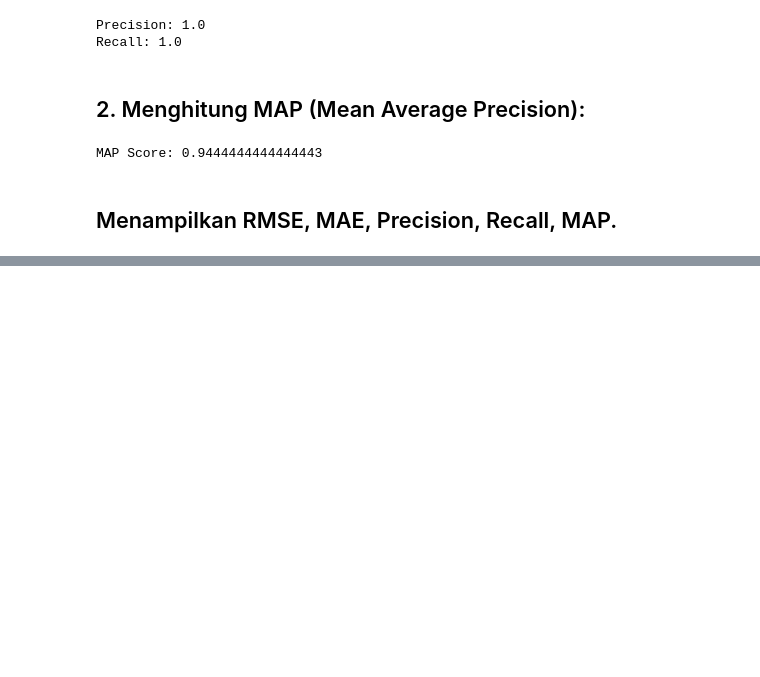
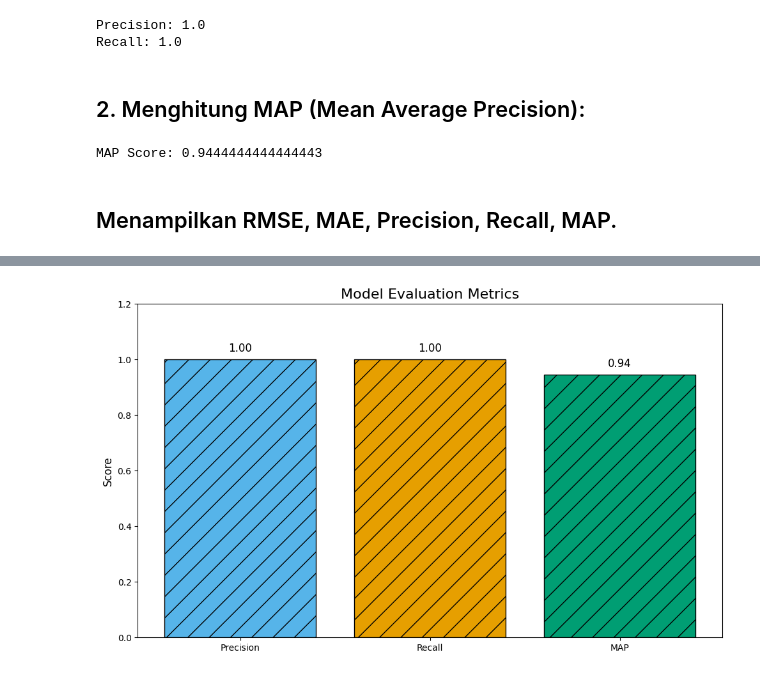
Before and after one commit to tuaniputramanurung12S21008/Rekomendasi-System2024, a Jupyter notebook: Reksis_Tempat Wisata Toba/Proposed Model Using Hybrid Model (Collaborative + Content - Based Filtering)/Hybrid_Model_(Collaborative_+_Content_Based_Filtering).ipynb, the cells around one changed output, grey strips where cells are left out. Drawn from its saved outputs; the diff is of its cells as text; code cells hidden in the pictures; blank space fills up the shorter version.

Commit message:
update model Hybrid

```diff
--- a/Reksis_Tempat Wisata Toba/Proposed Model Using Hybrid Model (Collaborative + Content - Based Filtering)/Hybrid_Model_(Collaborative_+_Content_Based_Filtering).ipynb
+++ b/Reksis_Tempat Wisata Toba/Proposed Model Using Hybrid Model (Collaborative + Content - Based Filtering)/Hybrid_Model_(Collaborative_+_Content_Based_Filtering).ipynb
@@ -380,3 +383,26 @@ plt.show()
+# %%
+import matplotlib.pyplot as plt
+
+metrics = ['Precision', 'Recall', 'MAP']
+values = [1.0, 1.0, 0.9444444444444443]
+
+plt.figure(figsize=(10, 6))
+colors = ['#56B4E9', '#E69F00', '#009E73']
+
+
+bars = plt.bar(metrics, values, color=colors, hatch='/', edgecolor='black')
+plt.title('Model Evaluation Metrics', fontsize=16)
+plt.ylabel('Score', fontsize=12)
+plt.ylim(0, 1.2)
+
+for i, v in enumerate(values):
+    plt.text(i, v + 0.02, f'{v:.2f}', ha='center', va='bottom', fontsize=12)
+
+
+plt.tight_layout()
+plt.show()
+# %% [output]
+[figure, added]
 # %%
 import pandas as pd
 import matplotlib.pyplot as plt
```
Also changed, not shown: parts of 8 cells of this notebook.
